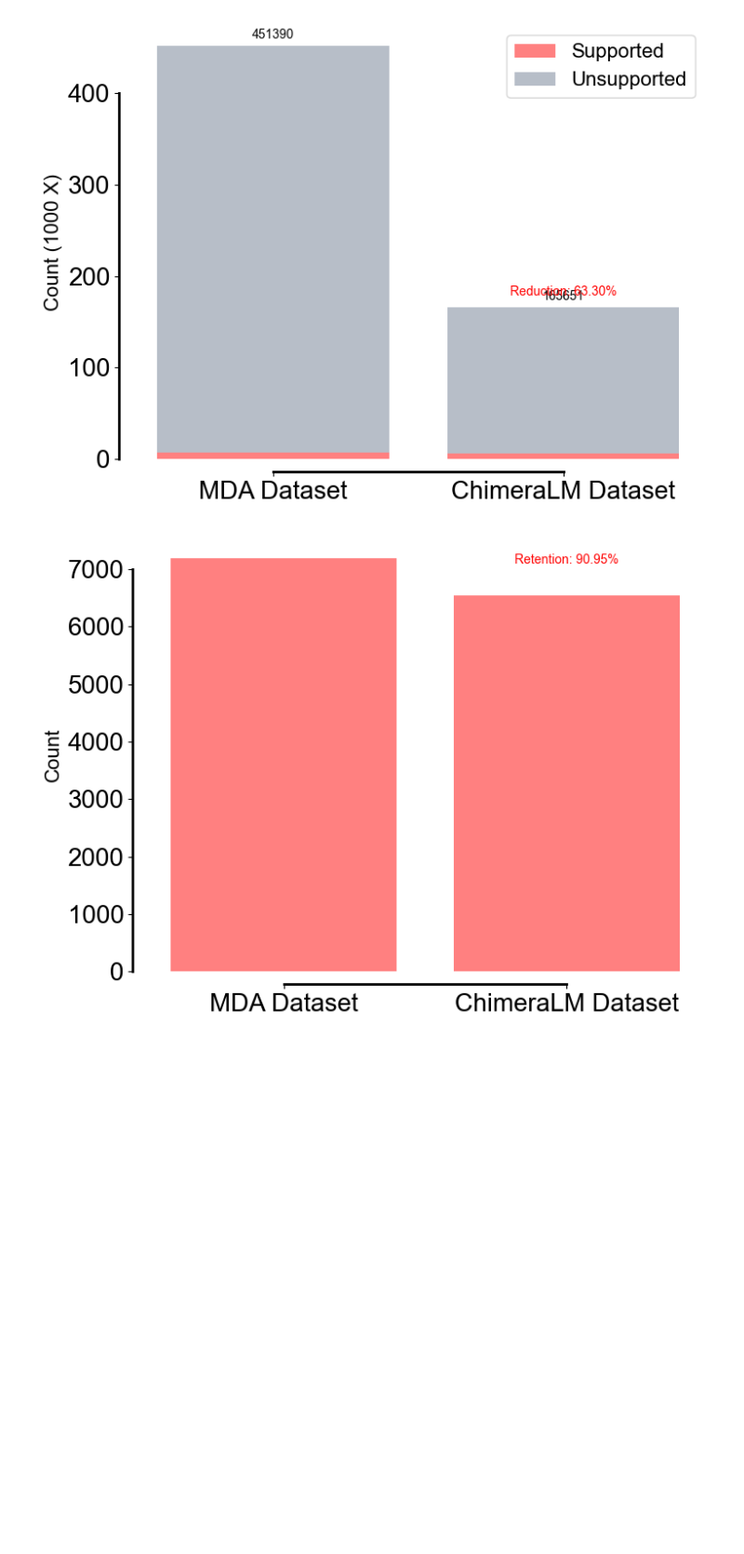
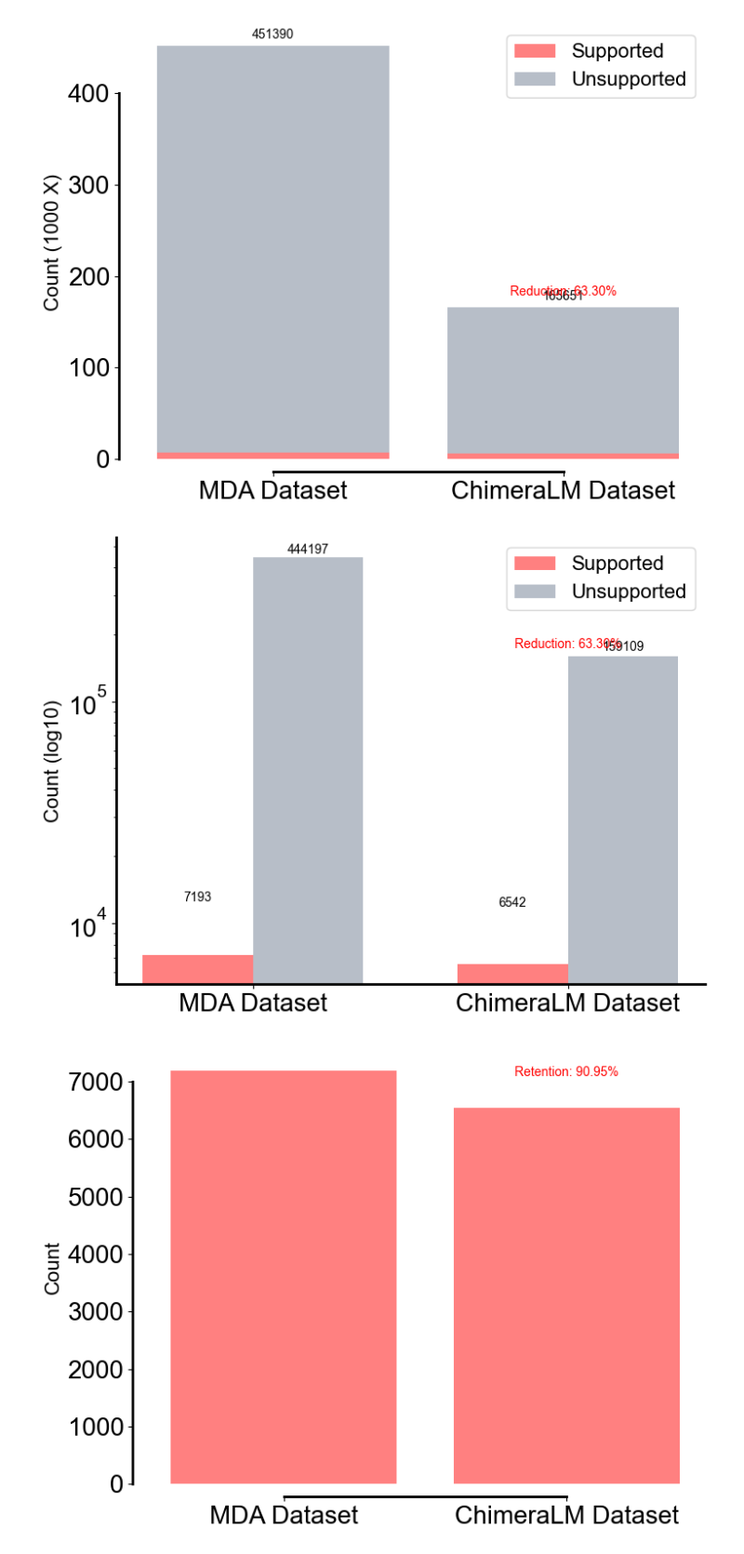
Before and after one commit to cauliyang/chimeralm_paper, a Jupyter notebook: figures/draw_figures.ipynb, the cells around one changed output. Shown at 93% size. Saved outputs shown, nothing was run; the diff lists cells and outputs as text; code cells hidden in the pictures; blank space fills up the shorter version.

Commit message:
figures: use group bar with log scale

```diff
--- a/figures/draw_figures.ipynb
+++ b/figures/draw_figures.ipynb
@@ -213,6 +308,15 @@ hyena_p2_data = {
 draw_stacked_bar_chart(cnn_mk1c_data, ["Supported", "Unsupported"], "cnn_mk1c.pdf")
 # %% [output]
 [figure]
+# %%
+draw_group_bar_chart(
+    cnn_mk1c_data,
+    ["Supported", "Unsupported"],
+    log_scale=True,
+    file_name="cnn_mk1c_group_bar_chart.pdf",
+)
+# %% [output]
+[figure, added]
 # %%
 draw_support_bar_chart(cnn_mk1c_data, ["Supported", "Unsupported"], "cnn_mk1c_support.pdf")
 # %% [output]
```
Also changed, not shown: parts of 4 cells of this notebook, 3 other files.
